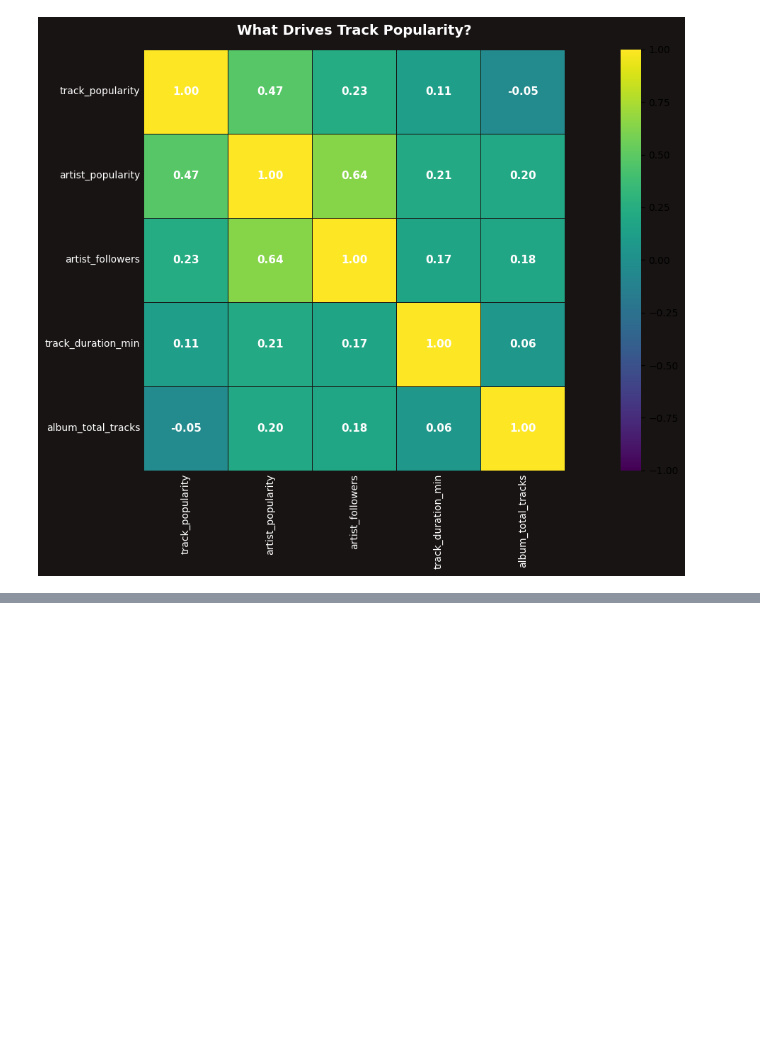
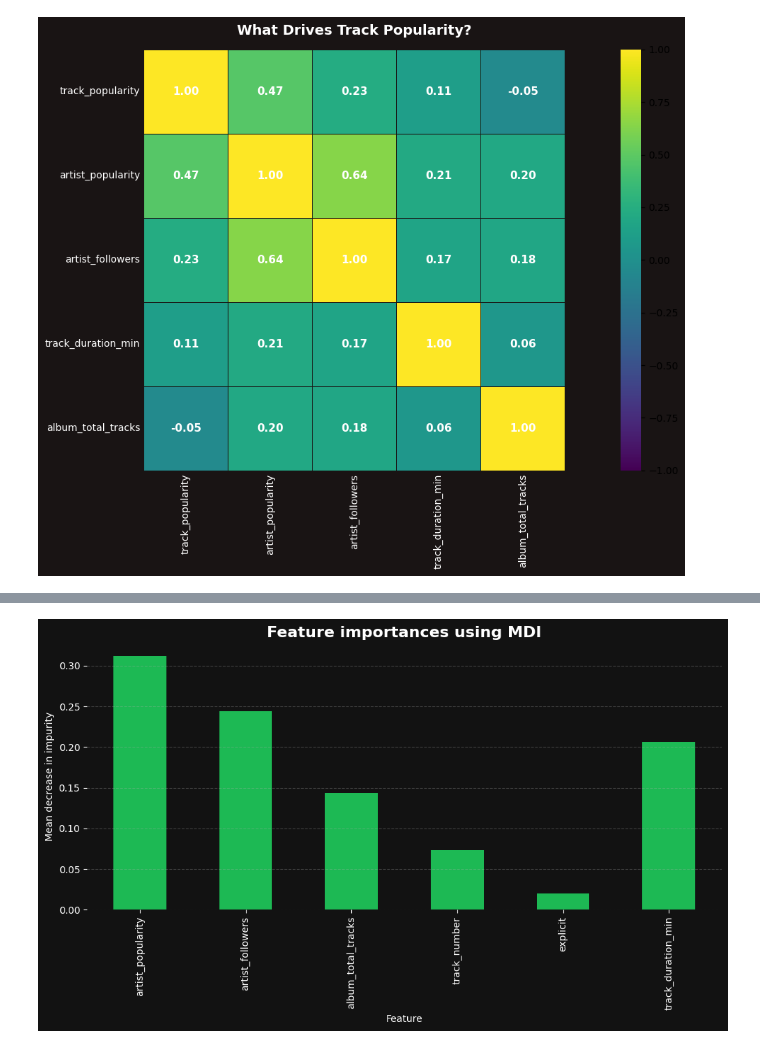
Before and after one commit to arpitmathur16/project_spotify, a Jupyter notebook: Project_Spotify.ipynb, the cells around one changed output, grey strips where cells are left out. Cells and saved outputs as stored; diff of their text form; code cells hidden in the pictures; blank space fills up the shorter version.

```diff
--- a/Project_Spotify.ipynb
+++ b/Project_Spotify.ipynb
@@ -509,0 +617,12 @@ plt.show()
+# %%
+#Feature Selection
+X = df["track_popularity"]
+
+y = df[['artist_popularity','artist_followers','album_total_tracks','track_number','explicit','track_duration_min']]
+# %%
+from sklearn.model_selection import train_test_split
+
+X_train, X_test, y_train, y_test = train_test_split(X, y, test_size = 0.2, random_state = 42)
+# %%
+from sklearn.ensemble import RandomForestRegressor
+model = RandomForestRegressor(random_state=42)
@@ -509,0 +643,39 @@ plt.show()
+# %%
+importances = model.feature_importances_
+feature_names = y_train.columns
+
+forest_importances = pd.Series(importances, index=feature_names)
+
+# Spotify colors
+bg_color = '#121212'
+bar_color = '#1DB954'
+text_color = '#FFFFFF'
+grid_color = '#B3B3B3'
+
+fig, ax = plt.subplots(figsize=(10, 6))
+# Set background colors
+fig.patch.set_facecolor(bg_color)
+ax.set_facecolor(bg_color)
+
+forest_importances.plot.bar(ax=ax, color=bar_color)
+
+# Set title and labels colors
+ax.set_title("Feature importances using MDI", color=text_color, fontsize=16, fontweight='bold')
+ax.set_ylabel("Mean decrease in impurity", color=text_color)
+ax.set_xlabel("Feature", color=text_color)
+
+# Set tick colors
+ax.tick_params(axis='x', colors=text_color)
+ax.tick_params(axis='y', colors=text_color)
+
+# Grid
+ax.yaxis.grid(True, linestyle='--', alpha=0.3, color=grid_color)
+
+# Remove spines for a cleaner look
+for spine in ax.spines.values():
+    spine.set_visible(False)
+
+fig.tight_layout()
+plt.show()
+# %% [output]
+[figure, added]
```
Also changed, not shown: parts of 12 cells of this notebook.
